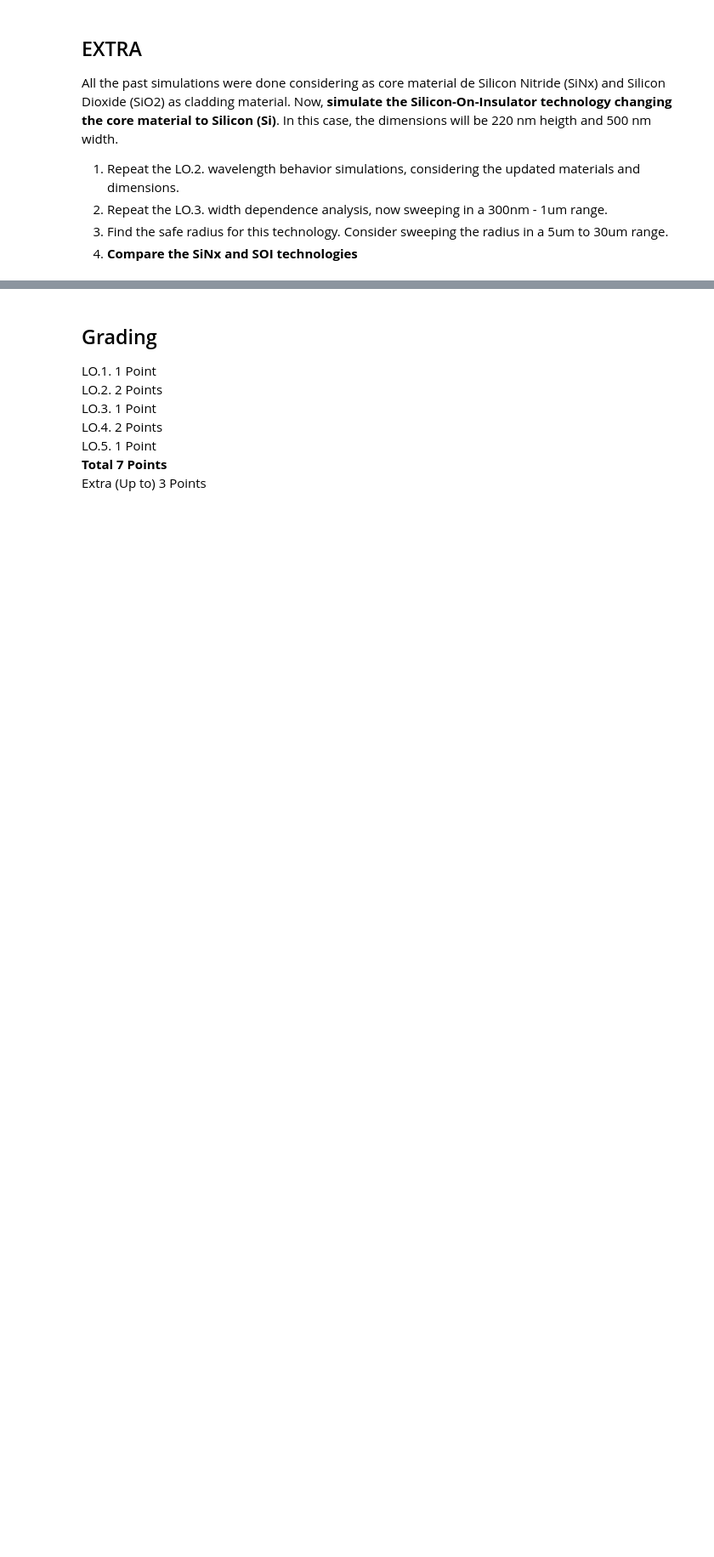
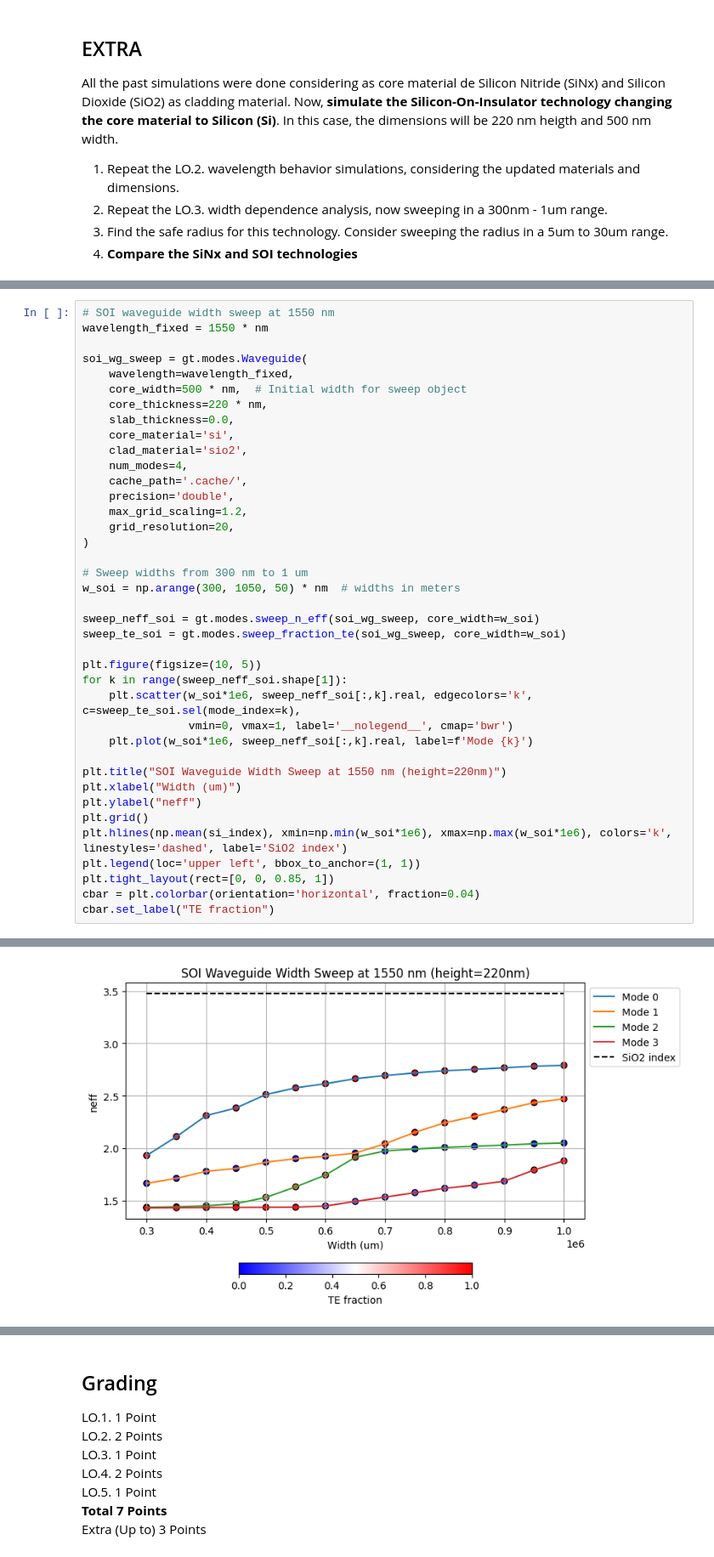
Before and after one commit to lorenagomezdiego/cifoin-lab1, a Jupyter notebook: WAVEGUIDES_Student.ipynb, the cells around one changed output, grey strips where cells are left out. Shown at 85% size. Drawn from its saved outputs; the diff is of its cells as text; blank space fills up the shorter version.

```diff
--- a/WAVEGUIDES_Student.ipynb
+++ b/WAVEGUIDES_Student.ipynb
@@ -628,0 +659,40 @@ All the past simulations were done considering as core material de Silicon Nitri
+# %%
+# SOI waveguide width sweep at 1550 nm
+wavelength_fixed = 1550 * nm
+
+soi_wg_sweep = gt.modes.Waveguide(
+    wavelength=wavelength_fixed,
+    core_width=500 * nm,  # Initial width for sweep object
+    core_thickness=220 * nm,
+    slab_thickness=0.0,
+    core_material='si',
+    clad_material='sio2',
+    num_modes=4,
+    cache_path='.cache/',
+    precision='double',
+    max_grid_scaling=1.2,
+    grid_resolution=20,
+)
+
+# Sweep widths from 300 nm to 1 um
+w_soi = np.arange(300, 1050, 50) * nm  # widths in meters
+
+sweep_neff_soi = gt.modes.sweep_n_eff(soi_wg_sweep, core_width=w_soi)
+sweep_te_soi = gt.modes.sweep_fraction_te(soi_wg_sweep, core_width=w_soi)
+
+plt.figure(figsize=(10, 5))
+for k in range(sweep_neff_soi.shape[1]):
+    plt.scatter(w_soi*1e6, sweep_neff_soi[:,k].real, edgecolors='k', c=sweep_te_soi.sel(mode_index=k),
+                vmin=0, vmax=1, label='__nolegend__', cmap='bwr')
+    plt.plot(w_soi*1e6, sweep_neff_soi[:,k].real, label=f'Mode {k}')
+
+plt.title("SOI Waveguide Width Sweep at 1550 nm (height=220nm)")
+plt.xlabel("Width (um)")
+plt.ylabel("neff")
+plt.grid()
+plt.hlines(np.mean(si_index), xmin=np.min(w_soi*1e6), xmax=np.max(w_soi*1e6), colors='k', linestyles='dashed', label='SiO2 index')
+plt.legend(loc='upper left', bbox_to_anchor=(1, 1))
+plt.tight_layout(rect=[0, 0, 0.85, 1])
+cbar = plt.colorbar(orientation='horizontal', fraction=0.04)
+cbar.set_label("TE fraction")
+# %% [output]
@@ -628,0 +729 @@ All the past simulations were done considering as core material de Silicon Nitri
+[figure, added]
```
Also changed, not shown: parts of 15 cells of this notebook, 3 other files.
